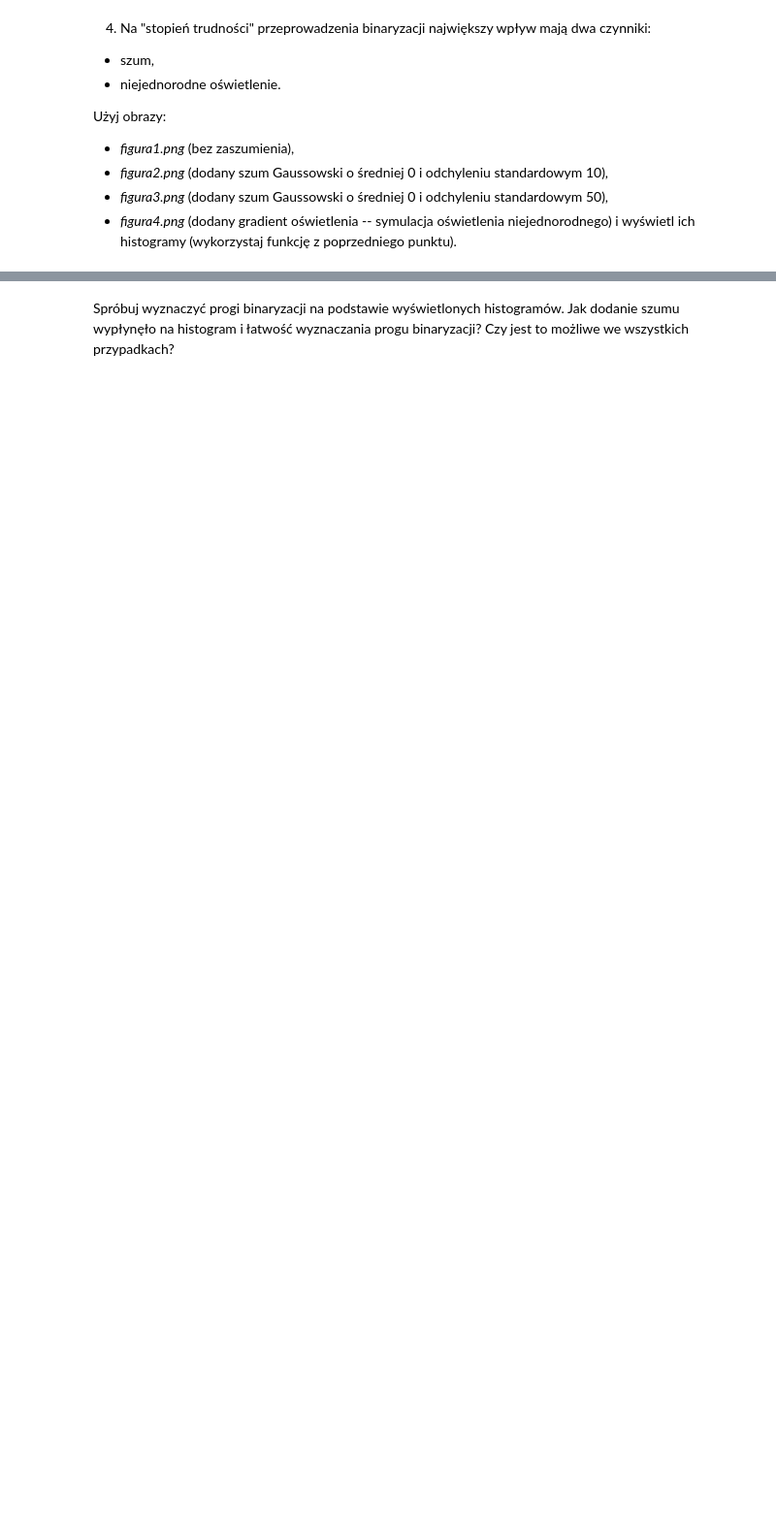
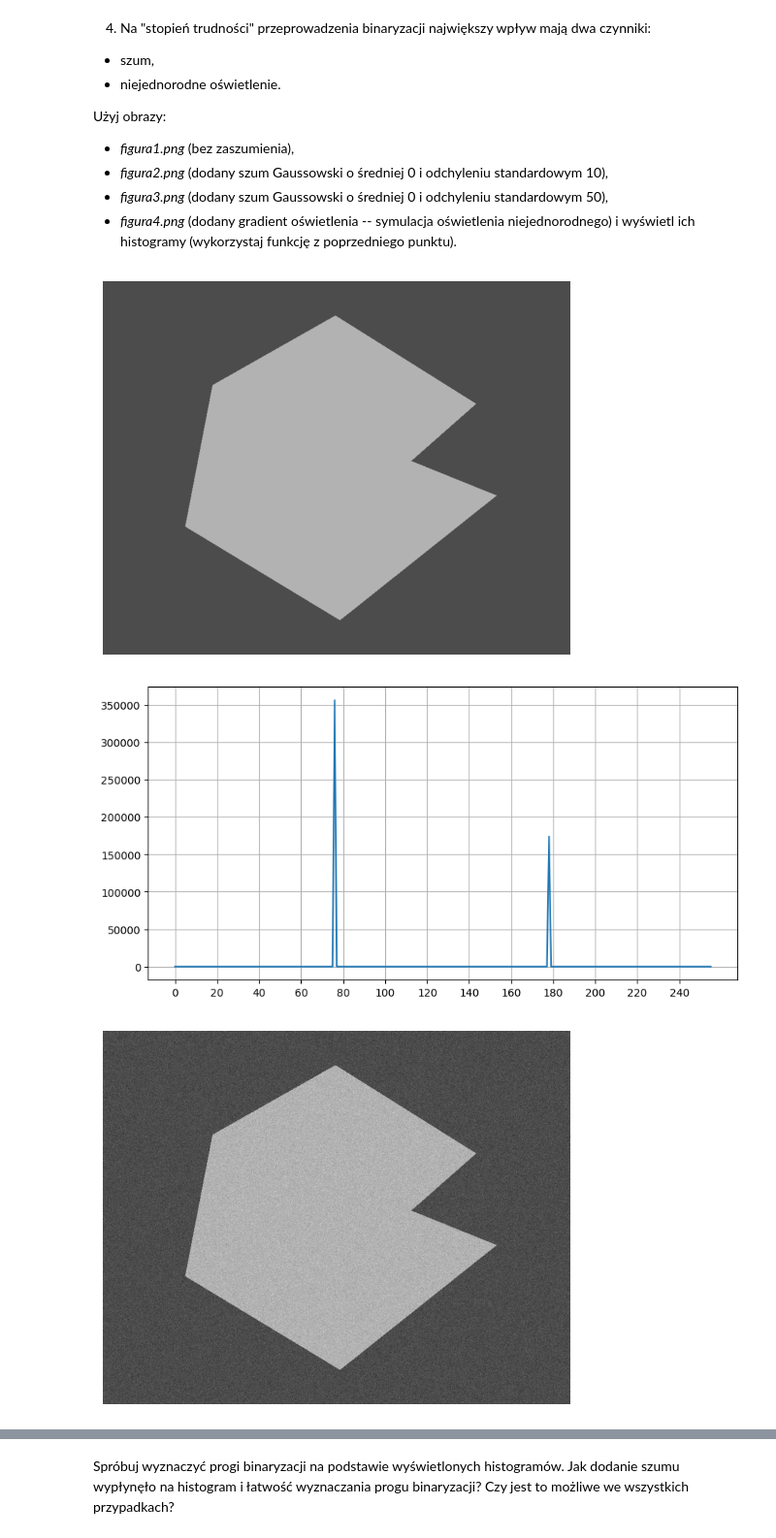
Before and after one commit to tostafin/image-processing-basics-labs, a Jupyter notebook: lab4/04_thresholding.ipynb, the cells around one changed output, grey strips where cells are left out. Shown at 97% size. Drawn from its saved outputs; the diff is of its cells as text; code cells hidden in the pictures; blank space fills up the shorter version.

```diff
--- a/lab4/04_thresholding.ipynb
+++ b/lab4/04_thresholding.ipynb
@@ -90,3 +97,11 @@ Użyj obrazy:
  - _figura2.png_ (dodany szum Gaussowski o średniej 0 i odchyleniu standardowym 10),
  - _figura3.png_ (dodany szum Gaussowski o średniej 0 i odchyleniu standardowym 50),
  - _figura4.png_ (dodany gradient oświetlenia -- symulacja oświetlenia niejednorodnego) i wyświetl ich histogramy (wykorzystaj funkcję z poprzedniego punktu).
+# %%
+images = []
+for i in range(1, 4 + 1):
+    images.append(plot_histogram(f"figura{i}.png"))
+# %% [output]
+[figure, added]
+[figure, added]
+[figure, added]
```
Also changed, not shown: parts of 5 cells of this notebook.
